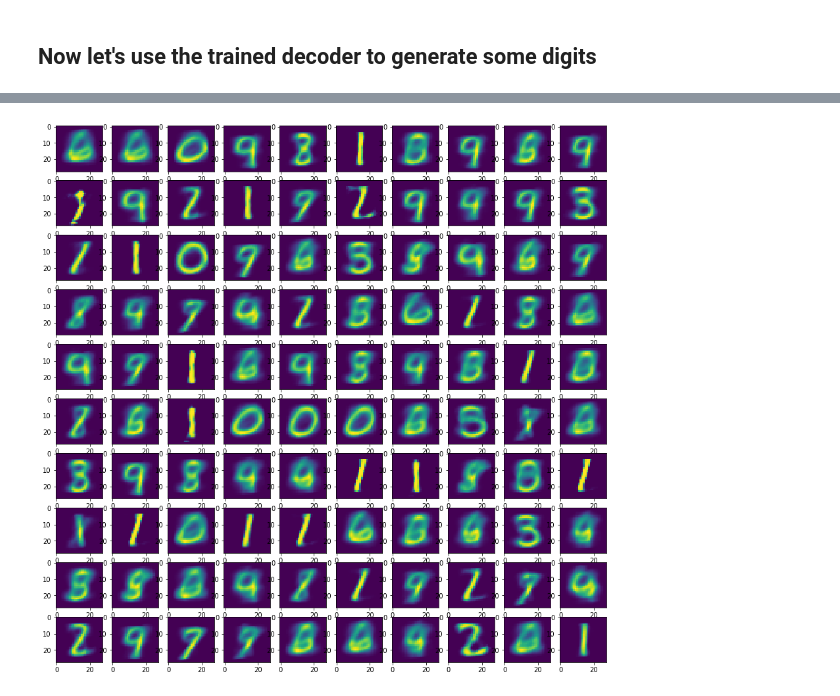
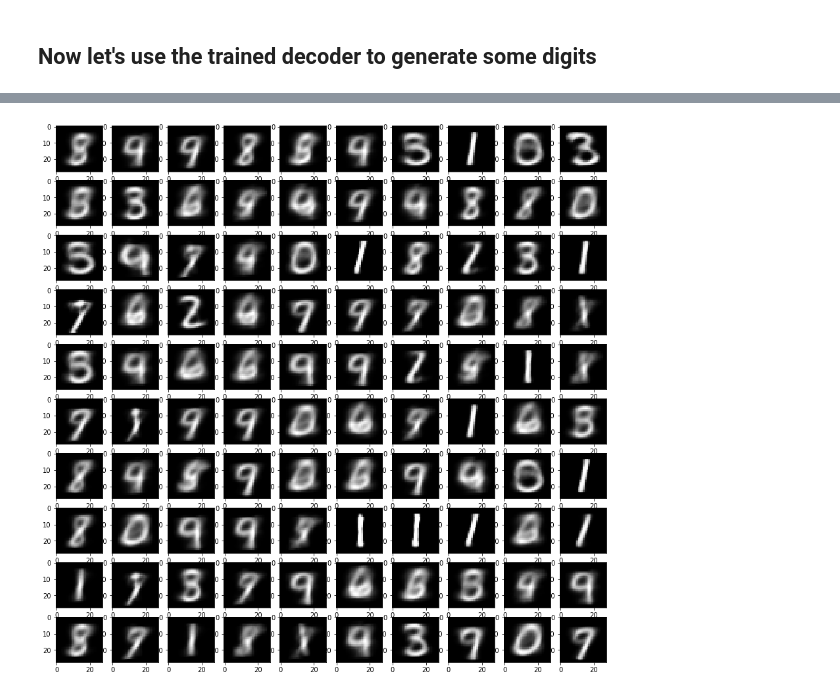
Before and after one commit to geyang/variational_autoencoder_pytorch, a Jupyter notebook: Variational Auto-Encoder Demo.ipynb, the cells around one changed output, grey strips where cells are left out. Saved outputs shown, nothing was run; the diff lists cells and outputs as text; code cells hidden in the pictures.

```diff
--- a/Variational Auto-Encoder Demo.ipynb
+++ b/Variational Auto-Encoder Demo.ipynb
@@ -87,13 +97,13 @@ for i in range(100):
 # %%
 row, col = 10, 10
 z = Variable(torch.randn(row*col, 2))
 x = vae.decoder(z)
 
 fig = plt.figure(figsize=(15, 15))
 for n in range(row*col):
     plt.subplot(row, col, n + 1)
-    plt.imshow(x[n].view(28, 28).data.numpy(), aspect='auto')
+    plt.imshow(x[n].view(28, 28).data.numpy(), cmap="gray", aspect='auto')
 
 plt.savefig('./figures/vae_minist.png', dpi=300, bbox_inches="tight")
 # %% [output]
-[figure, old version]
+[figure, new version]
```
Also changed, not shown: parts of 2 cells of this notebook, 7 other files.
